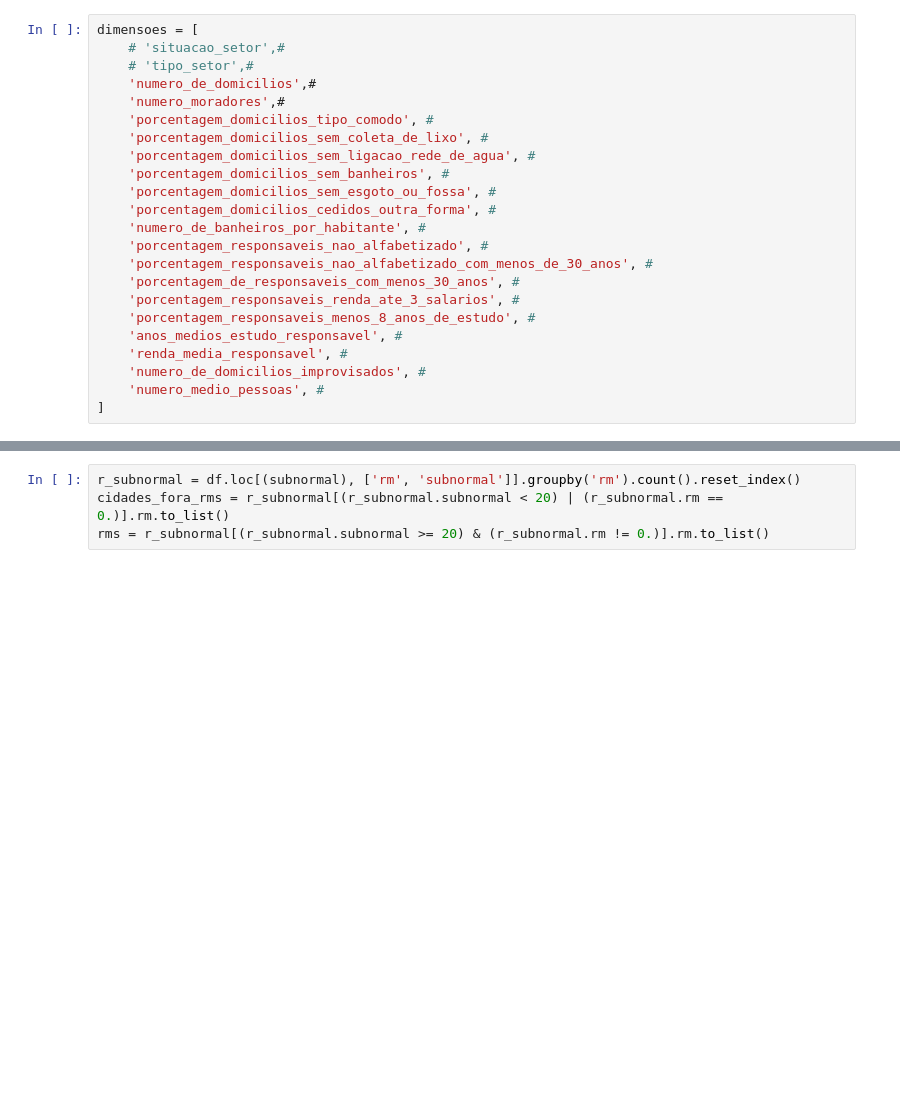
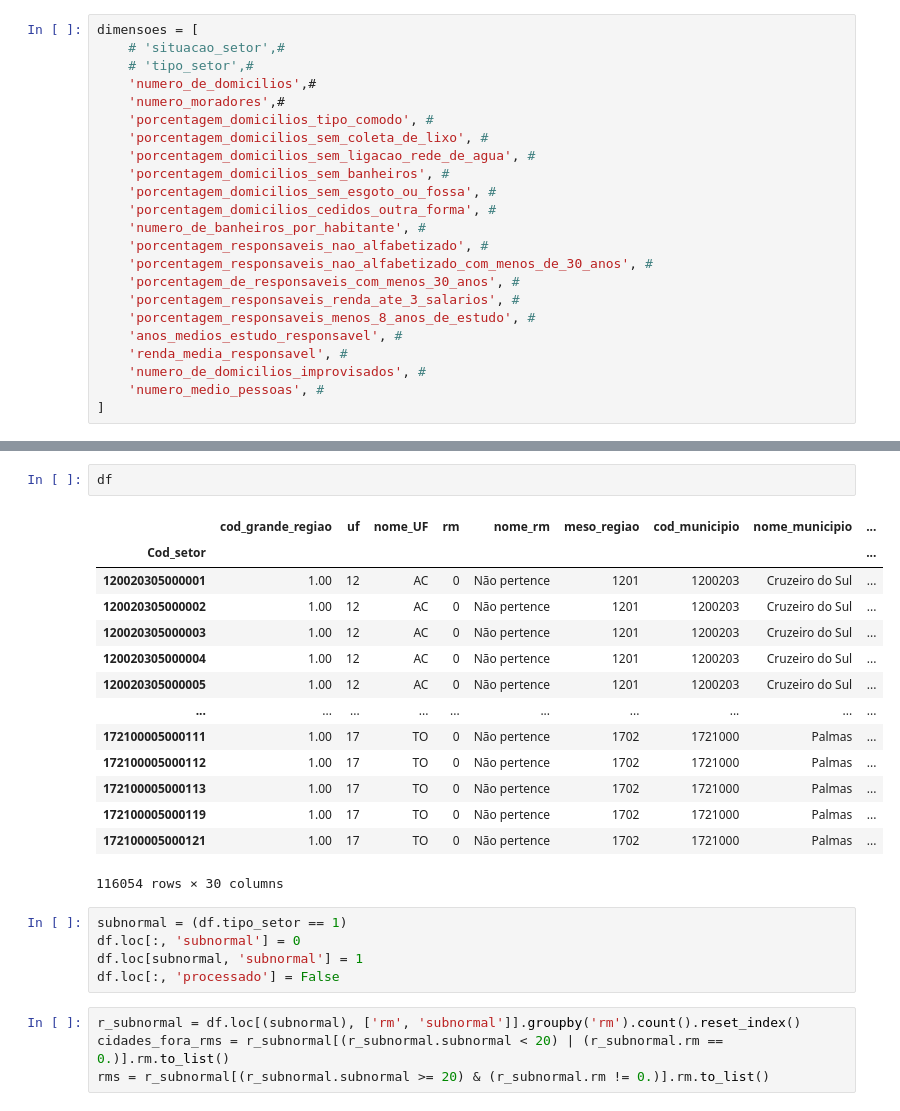
Before and after one commit to cem-usp/assentamentos-precarios-no-brasil-urbano, a Jupyter notebook: 04.1-processamento-regioes-2000.ipynb, the cells around one changed output, grey strips where cells are left out. Cells and saved outputs as stored; diff of their text form; blank space fills up the shorter version.

```diff
--- a/04.1-processamento-regioes-2000.ipynb
+++ b/04.1-processamento-regioes-2000.ipynb
@@ -76,3 +110,25 @@ Name: count, dtype: int64
+# %%
+df
+# %% [output]
+|  | cod_grande_regiao | uf | nome_UF | rm | nome_rm | meso_regiao | cod_municipio | nome_municipio | ... |
+| Cod_setor |  |  |  |  |  |  |  |  | ... |
+| 120020305000001 | 1.00 | 12 | AC | 0 | Não pertence | 1201 | 1200203 | Cruzeiro do Sul | ... |
+| 120020305000002 | 1.00 | 12 | AC | 0 | Não pertence | 1201 | 1200203 | Cruzeiro do Sul | ... |
+| 120020305000003 | 1.00 | 12 | AC | 0 | Não pertence | 1201 | 1200203 | Cruzeiro do Sul | ... |
+| 120020305000004 | 1.00 | 12 | AC | 0 | Não pertence | 1201 | 1200203 | Cruzeiro do Sul | ... |
+| 120020305000005 | 1.00 | 12 | AC | 0 | Não pertence | 1201 | 1200203 | Cruzeiro do Sul | ... |
+| ... | ... | ... | ... | ... | ... | ... | ... | ... | ... |
+| 172100005000111 | 1.00 | 17 | TO | 0 | Não pertence | 1702 | 1721000 | Palmas | ... |
+| 172100005000112 | 1.00 | 17 | TO | 0 | Não pertence | 1702 | 1721000 | Palmas | ... |
+| 172100005000113 | 1.00 | 17 | TO | 0 | Não pertence | 1702 | 1721000 | Palmas | ... |
+| 172100005000119 | 1.00 | 17 | TO | 0 | Não pertence | 1702 | 1721000 | Palmas | ... |
+| 172100005000121 | 1.00 | 17 | TO | 0 | Não pertence | 1702 | 1721000 | Palmas | ... |
+116054 rows × 30 columns
+# %%
+subnormal = (df.tipo_setor == 1)
+df.loc[:, 'subnormal'] = 0
+df.loc[subnormal, 'subnormal'] = 1
+df.loc[:, 'processado'] = False
 # %%
 r_subnormal = df.loc[(subnormal), ['rm', 'subnormal']].groupby('rm').count().reset_index()
 cidades_fora_rms = r_subnormal[(r_subnormal.subnormal < 20) | (r_subnormal.rm == 0.)].rm.to_list()
```
Also changed, not shown: parts of 31 cells of this notebook.
